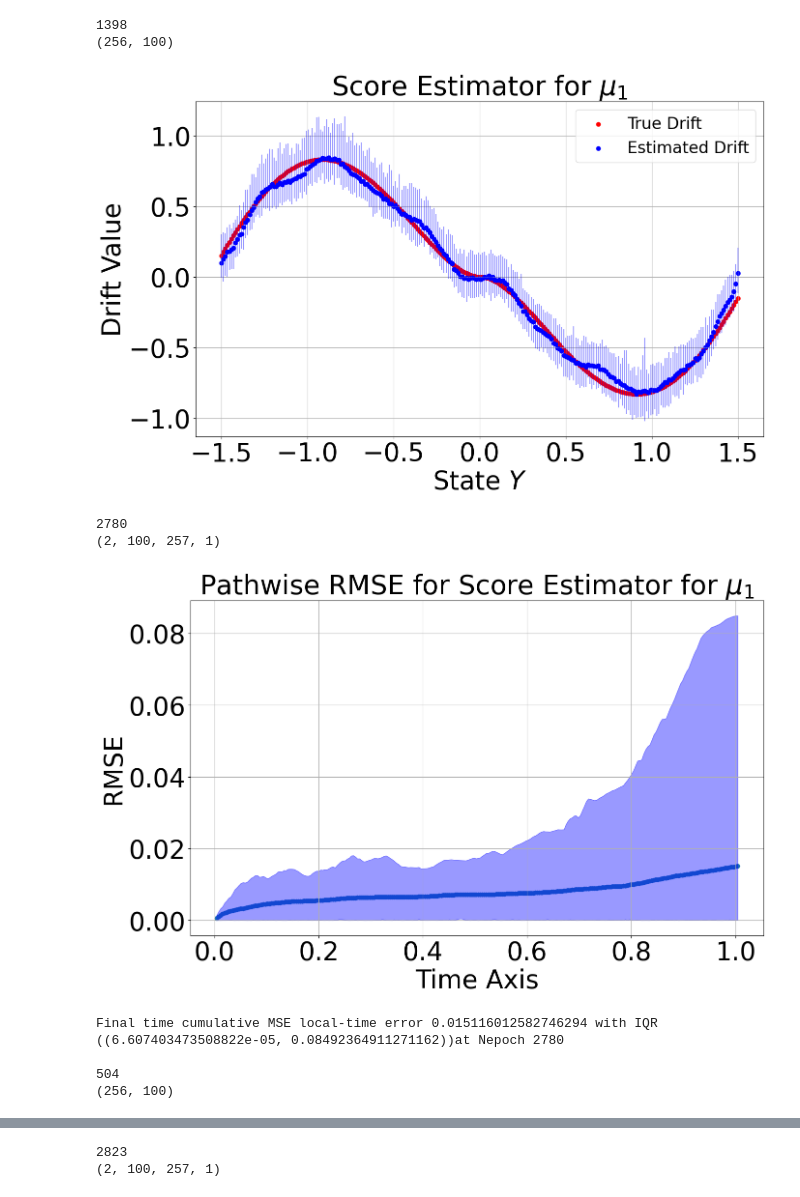
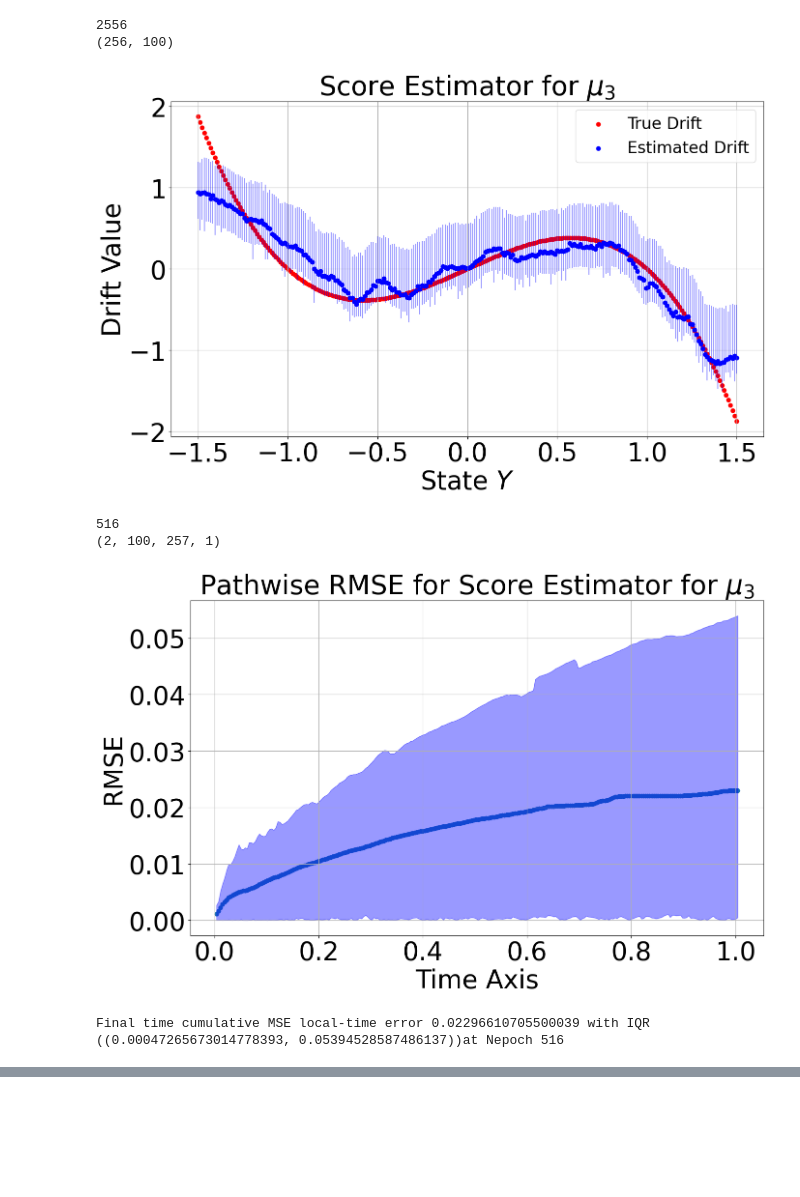
Before and after one commit to marcostapiac/FractionalBrownianMotion, a Jupyter notebook: experiments/generative_modelling/RecursiveVPSDE/ParamEst/TSPM/Markovian/OneDimensional/best_1D_results_only.ipynb, the cells around one changed output, grey strips where cells are left out. Cells and saved outputs as stored; diff of their text form; code cells hidden in the pictures; blank space fills up the shorter version.

```diff
--- a/experiments/generative_modelling/RecursiveVPSDE/ParamEst/TSPM/Markovian/OneDimensional/best_1D_results_only.ipynb
+++ b/experiments/generative_modelling/RecursiveVPSDE/ParamEst/TSPM/Markovian/OneDimensional/best_1D_results_only.ipynb
@@ -119,38 +119,35 @@ def track_pipeline(root_score_dir, ts_type, config, root_dir, toSave, label):
 # %%
 toSave = True
 eval_exps = {t: [np.inf] for t in ["BiPot", "QuadSinHF", "SinLog"]}
 eval_tracks = {t: [np.inf] for t in ["BiPot", "QuadSinHF", "SinLog"]}
-for config in [sinlog_config, quadsin_config]:
+for config in [bipot_config]:
     Xshape = config.ts_length
     Xs = (np.linspace(-1.5,1.5,Xshape))
     root_score_dir = root_dir
     if "BiPot" in config.data_path:
         true_drifts = -(4.*config.quartic_coeff * np.power(Xs, 3) + 2.*config.quad_coeff * Xs + config.const)
         root_score_dir = root_dir + f"ExperimentResults/TSPM_Markovian/BiPot/"
         ts_type = "BiPot"
         label = "$\mu_{3}$"
     elif "QuadSin" in config.data_path:
         true_drifts = (-2. * config.quad_coeff * Xs + config.sin_coeff * config.sin_space_scale * np.sin(config.sin_space_scale * Xs))
         root_score_dir = root_dir + f"ExperimentResults/TSPM_Markovian/QuadSinHF/"
         ts_type = "QuadSinHF"
         label = "$\mu_{2}$"
     elif "SinLog" in config.data_path:
         true_drifts = (-np.sin(config.sin_space_scale*Xs)*np.log(1+config.log_space_scale*np.abs(Xs))/config.sin_space_scale)
         root_score_dir = root_dir + f"ExperimentResults/TSPM_Markovian/SinLog/"
         ts_type = "SinLog"
         label = "$\mu_{1}$"
     mse = eval_exp_pipeline(root_score_dir=root_score_dir, ts_type=ts_type, config=config, root_dir=root_dir, Xs=Xs, toSave=toSave, label=label, true_drifts=true_drifts)
     eval_exps[ts_type] = [mse]
     rmse = track_pipeline(root_score_dir=root_score_dir, ts_type=ts_type, config=config, root_dir=root_dir, toSave=toSave, label=label)
     eval_tracks[ts_type] = [rmse]
 # %% [output]
-1398
+2556
 (256, 100)
-[figure, old version]
+[figure, new version]
-2780
+516
 (2, 100, 257, 1)
-[figure, old version]
+[figure, new version]
-Final time cumulative MSE local-time error 0.015116012582746294 with IQR ((6.607403473508822e-05, 0.08492364911271162))at Nepoch 2780
-
-504
-(256, 100)
+Final time cumulative MSE local-time error 0.02296610705500039 with IQR ((0.00047265673014778393, 0.05394528587486137))at Nepoch 516
@@ -158,2 +153,0 @@ Final time cumulative MSE local-time error 0.015116012582746294 with IQR ((6.607
-2823
-(2, 100, 257, 1)
```
Also changed, not shown: parts of 2 cells of this notebook, 11 other files.
